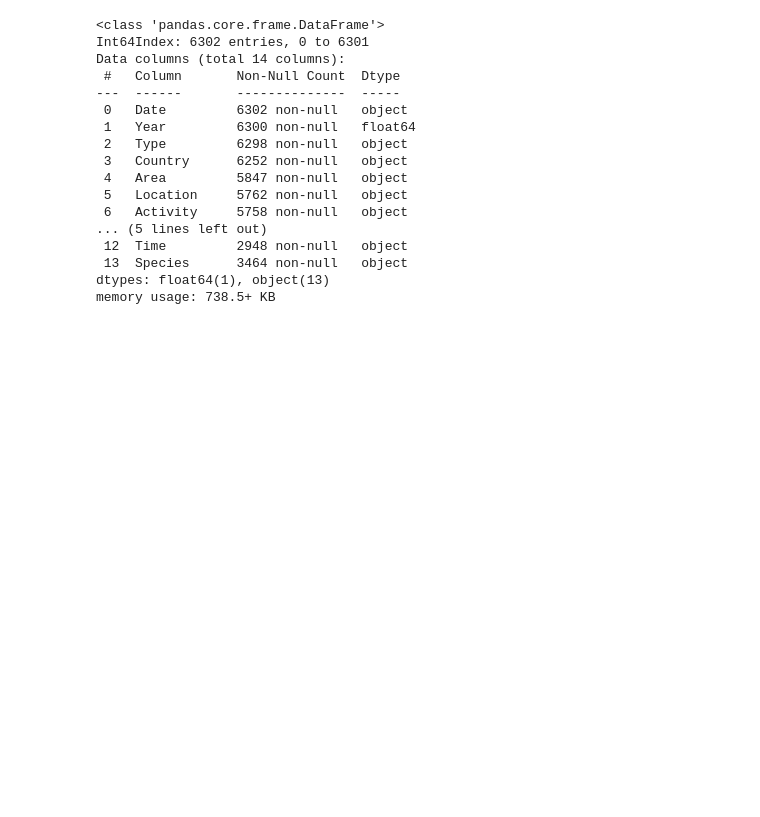
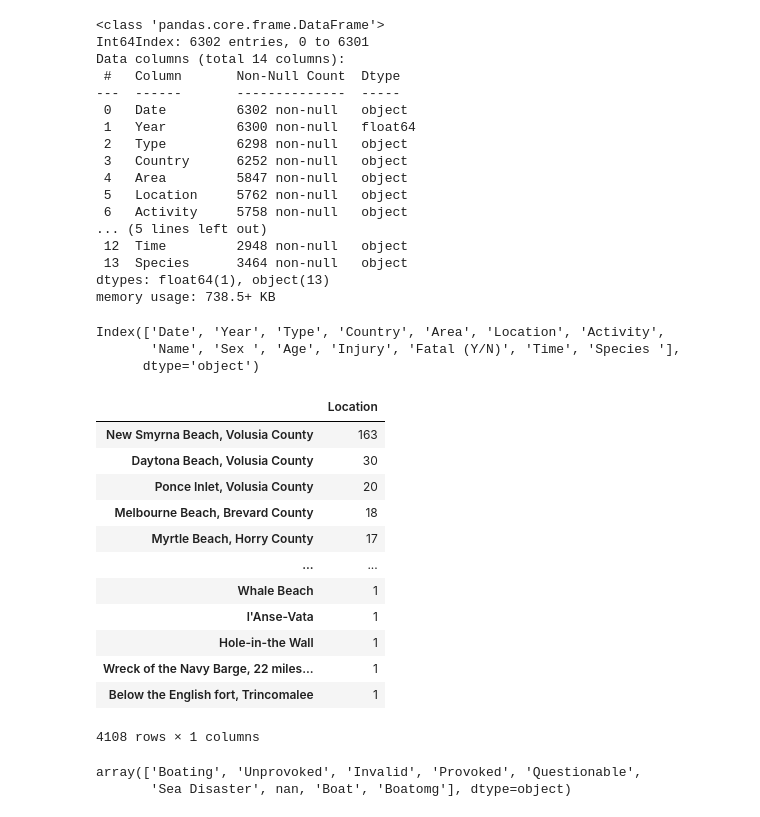
Before and after one commit to data2021oct/sharks, a Jupyter notebook: limpieza.ipynb, the cells around one changed output. Drawn from its saved outputs; the diff is of its cells as text; code cells hidden in the pictures; blank space fills up the shorter version.

Commit message:
areas

```diff
--- a/limpieza.ipynb
+++ b/limpieza.ipynb
@@ -132,3 +132,38 @@ Data columns (total 14 columns):
  13  Species      3464 non-null   object
 dtypes: float64(1), object(13)
 memory usage: 738.5+ KB
+# %%
+columnas = sharks.columns
+columnas
+# %% [output]
+Index(['Date', 'Year', 'Type', 'Country', 'Area', 'Location', 'Activity',
+       'Name', 'Sex ', 'Age', 'Injury', 'Fatal (Y/N)', 'Time', 'Species '],
+      dtype='object')
+# %%
+#quiero buscar el oceano de cada localización: primero quiero ver cada localización
+
+areas = pd.DataFrame(sharks.Area.value_counts())
+local = pd.DataFrame(sharks.Location.value_counts())
+# %%
+areas #825
+local #4108
+#usar areas para localizar los mares y océanos.
+# %% [output]
+|  | Location |
+| New Smyrna Beach, Volusia County | 163 |
+| Daytona Beach, Volusia County | 30 |
+| Ponce Inlet, Volusia County | 20 |
+| Melbourne Beach, Brevard County | 18 |
+| Myrtle Beach, Horry County | 17 |
+| ... | ... |
+| Whale Beach | 1 |
+| l'Anse-Vata | 1 |
+| Hole-in-the Wall | 1 |
+| Wreck of the Navy Barge, 22 miles... | 1 |
+| Below the English fort, Trincomalee | 1 |
+4108 rows × 1 columns
+# %%
+sharks.Type.unique()
+# %% [output]
+array(['Boating', 'Unprovoked', 'Invalid', 'Provoked', 'Questionable',
+       'Sea Disaster', nan, 'Boat', 'Boatomg'], dtype=object)
```
Also changed, not shown: parts of 1 cell of this notebook.
